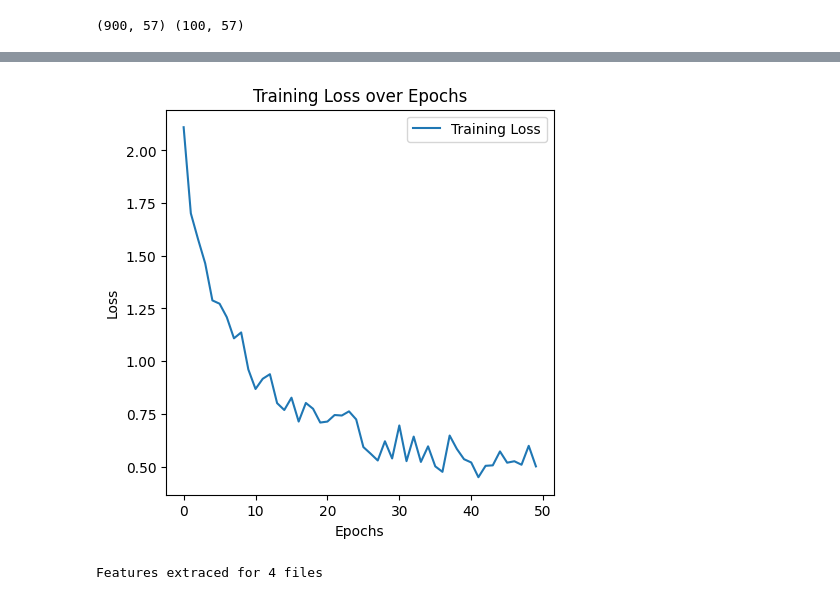
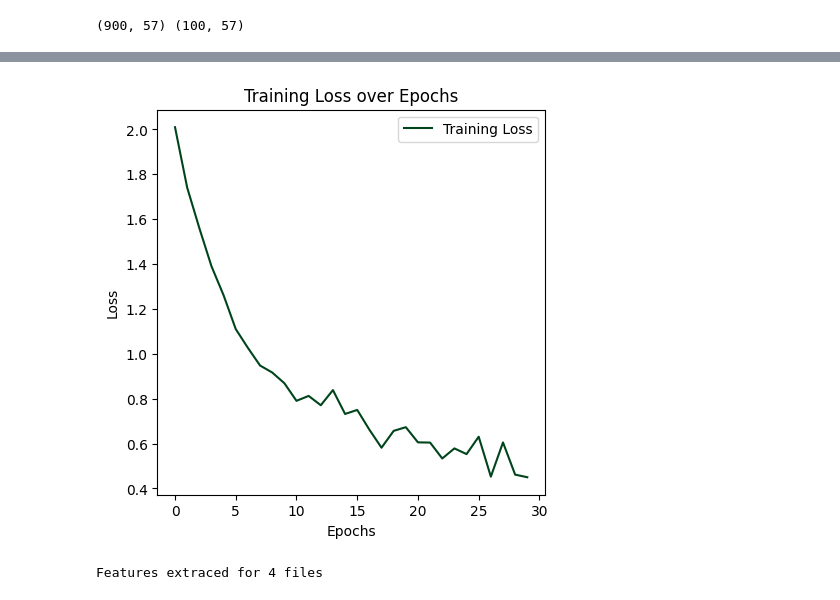
Before and after one commit to rabbittheory/MusicGenreClassification, a Jupyter notebook: Music Genre Classification.ipynb, the cells around one changed output, grey strips where cells are left out. Saved outputs shown, nothing was run; the diff lists cells and outputs as text; code cells hidden in the pictures.

```diff
--- a/Music Genre Classification.ipynb
+++ b/Music Genre Classification.ipynb
@@ -78,24 +78,25 @@ train_loader = DataLoader(train_dataset, batch_size=64, shuffle=True)
 test_loader = DataLoader(test_dataset, batch_size=64, shuffle=False)
 # %%
 # Define the model
+dropout=0.3
 class MusicGenreClassifier(nn.Module):
     def __init__(self, input_size, num_classes):
         super(MusicGenreClassifier, self).__init__()
-        self.fc1 = nn.Linear(input_size, 512)
-        self.bn1 = nn.BatchNorm1d(512)
-        self.dropout1 = nn.Dropout(0.3)
+        self.fc1 = nn.Linear(input_size, 2048)
+        self.bn1 = nn.BatchNorm1d(2048)
+        self.dropout1 = nn.Dropout(dropout)
 
-        self.fc2 = nn.Linear(512, 256)
+        self.fc2 = nn.Linear(2048, 256)
         self.bn2 = nn.BatchNorm1d(256)
-        self.dropout2 = nn.Dropout(0.3)
+        self.dropout2 = nn.Dropout(dropout)
 
         self.fc3 = nn.Linear(256, 128)
         self.bn3 = nn.BatchNorm1d(128)
-        self.dropout3 = nn.Dropout(0.3)
+        self.dropout3 = nn.Dropout(dropout)
 
         self.fc4 = nn.Linear(128, 64)
         self.bn4 = nn.BatchNorm1d(64)
-        self.dropout4 = nn.Dropout(0.3)
+        self.dropout4 = nn.Dropout(dropout)
 
         self.out = nn.Linear(64, num_classes)
 
@@ -122,12 +123,9 @@ input_size = X_train.shape[1]
 num_classes = len(set(y_train))
 model = MusicGenreClassifier(input_size, num_classes)
 
-# Loss function and optimizer
 criterion = nn.CrossEntropyLoss()
 optimizer = optim.Adam(model.parameters(), lr=0.001)
-
-# Training loop
-num_epochs = 50
+num_epochs = 30
 train_losses = []
 
 for epoch in range(num_epochs):
@@ -208,14 +206,14 @@ plt.show()
 # %%
 # Plotting training loss
 plt.figure(figsize=(5, 5))
-plt.plot(train_losses, label='Training Loss')
+plt.plot(train_losses, label='Training Loss',color=plt.cm.Greens(1.0))
 plt.xlabel('Epochs')
 plt.ylabel('Loss')
 plt.title('Training Loss over Epochs')
 plt.legend()
 plt.show()
 # %% [output]
-[figure, old version]
+[figure, new version]
 # %%
 # Paths for custom test data
 wav_path_1 = './datasets/custom-music/enemyinside.wav'
```
Also changed, not shown: parts of 6 cells of this notebook, 1 other file.
